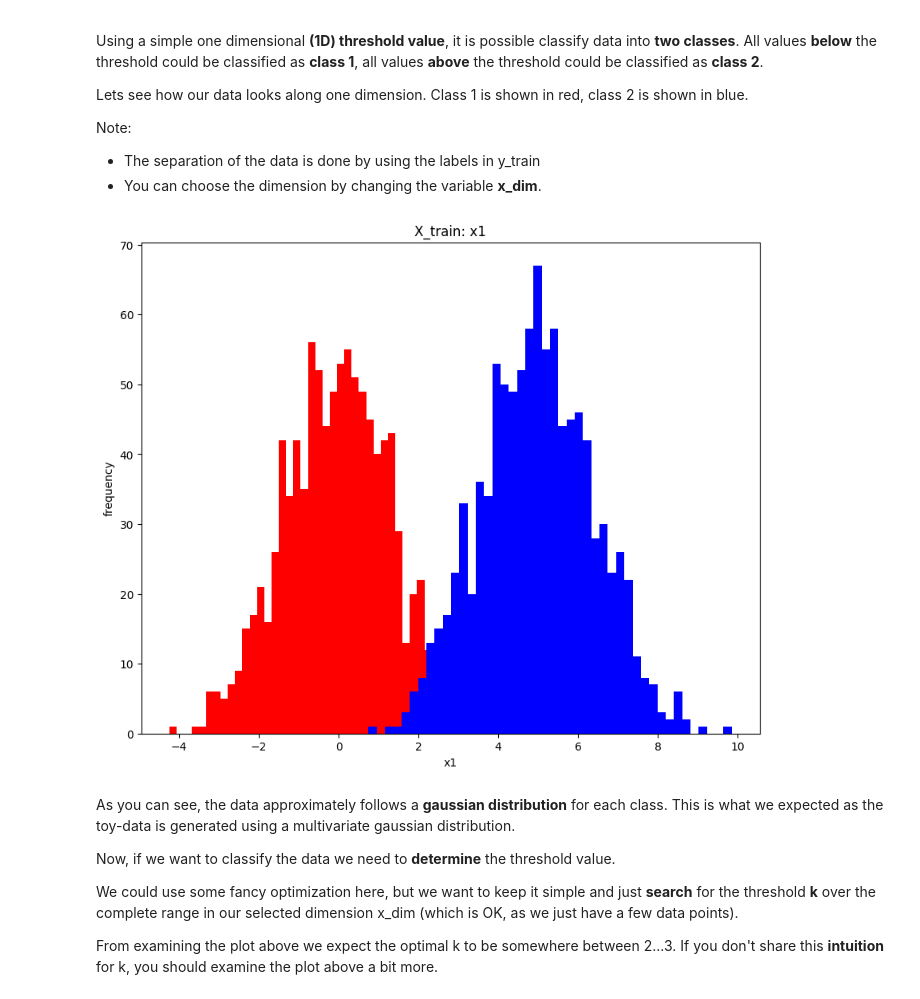
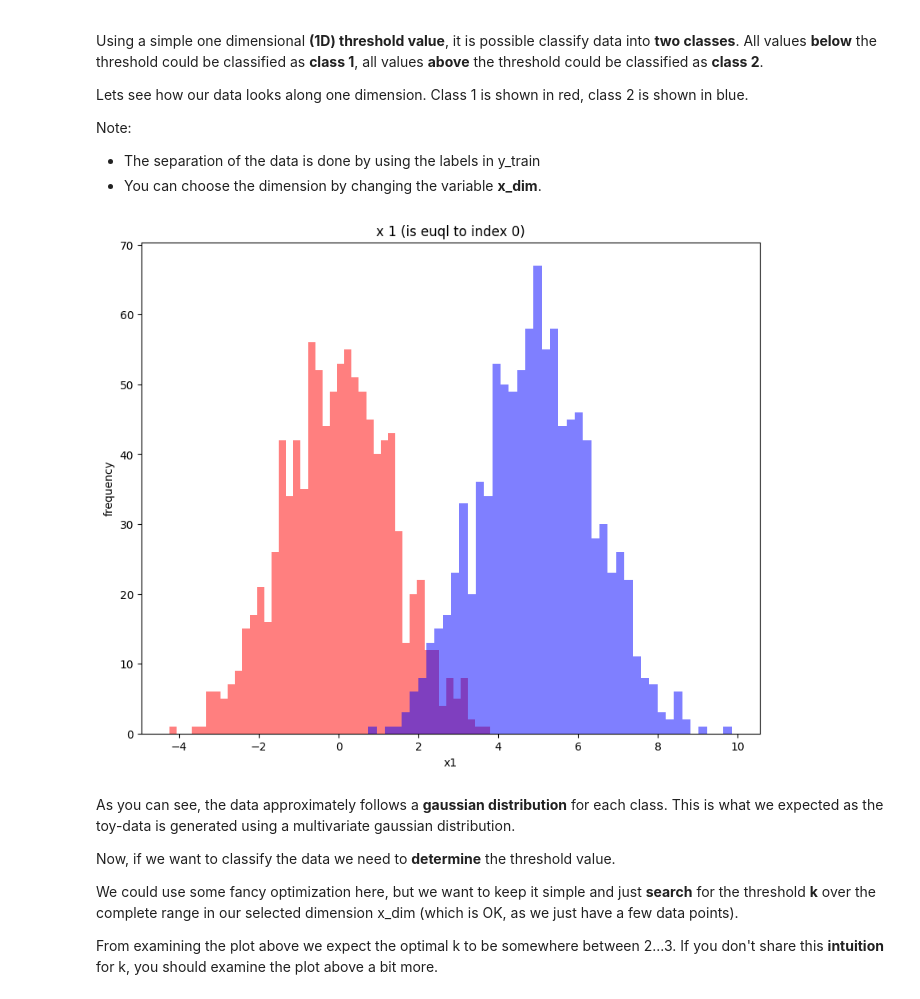
Before and after one commit to JaxRaffnix/Neuronale-Netze, a Jupyter notebook: 02_SimpleClassification.ipynb, the cells around one changed output. Drawn from its saved outputs; the diff is of its cells as text; code cells hidden in the pictures.

```diff
--- a/02_SimpleClassification.ipynb
+++ b/02_SimpleClassification.ipynb
@@ -61,8 +64,8 @@ np.random.seed(0)   # Note: we set the random seed to '0' for repeatable experim
 
 # First we create y_train that contains the training labels
 y_train=np.zeros((int(train_samples)))
-y_train[int(0*train_samples/2):int(1*train_samples/2)]+=1 # class 1
-y_train[int(1*train_samples/2):int(2*train_samples/2)]+=2 # class 2
+y_train[0:int(1*train_samples/2)]+=1 # class 1
+y_train[int(1*train_samples/2):int(train_samples)]+=2 # class 2
 # As you can see, this gives you a vector with 1s and 2s.
 # What is the size of y_train?
 
@@ -162,17 +170,19 @@ Note:
 - You can choose the dimension by changing the variable **x_dim**.
 # %%
 # Define dimension
-x_dim=0
+x_dim=1 -1
 
 # Analyze training data
-plt.hist(X_train[x_dim,y_train==1], bins=int(np.sqrt(train_samples)), facecolor='r') # show class 1
-plt.hist(X_train[x_dim,y_train==2], bins=int(np.sqrt(train_samples)), facecolor='b') # show class 2
-plt.title("X_train: x1")
-plt.xlabel("x1")
+plt.hist(X_train[x_dim,y_train==1], bins=int(np.sqrt(train_samples)), facecolor='r', alpha=0.5) # show class 1
+plt.hist(X_train[x_dim,y_train==2], bins=int(np.sqrt(train_samples)), facecolor='b', alpha=0.5) # show class 2
+plt.title(f"x {x_dim+1} (is euql to index {x_dim})")
+plt.xlabel("x"+str(x_dim+1))
 plt.ylabel("frequency")
+
+# plt.xlim((2.4, 2.5))
 plt.show()
 # %% [output]
-[figure, old version]
+[figure, new version]
 # %% [markdown]
 As you can see, the data approximately follows a **gaussian distribution** for each class.
 This is what we expected as the toy-data is generated using a multivariate gaussian distribution.
```
Also changed, not shown: parts of 13 cells of this notebook.
